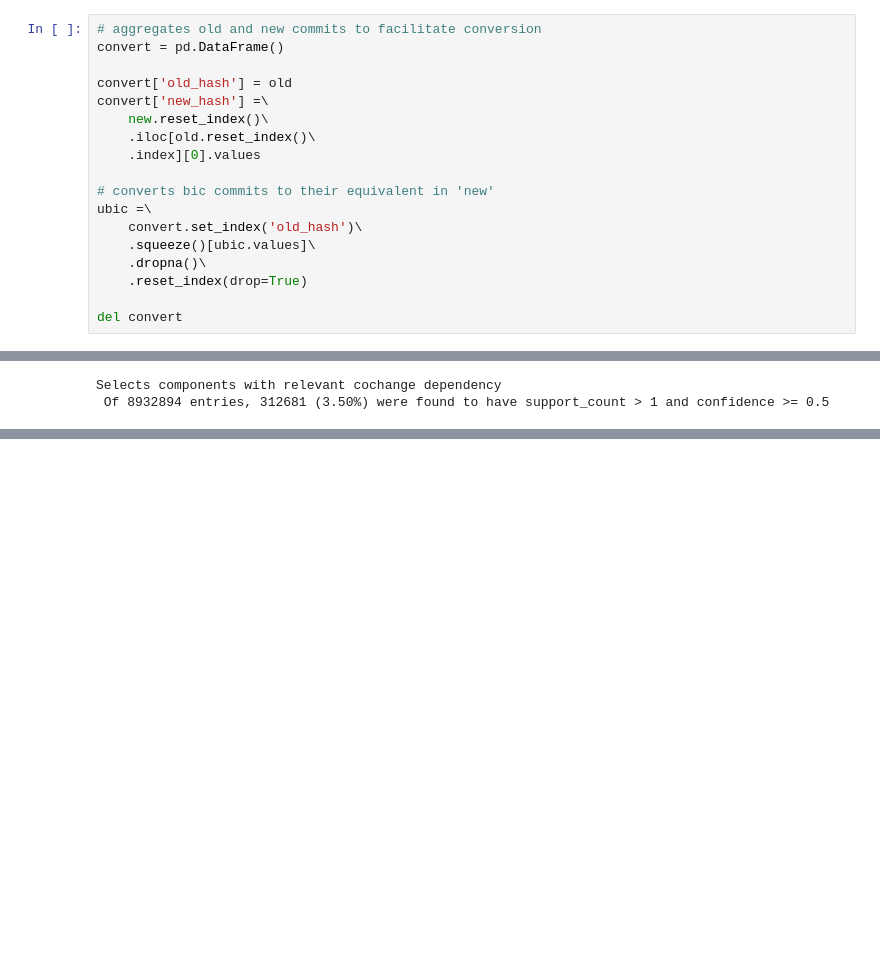
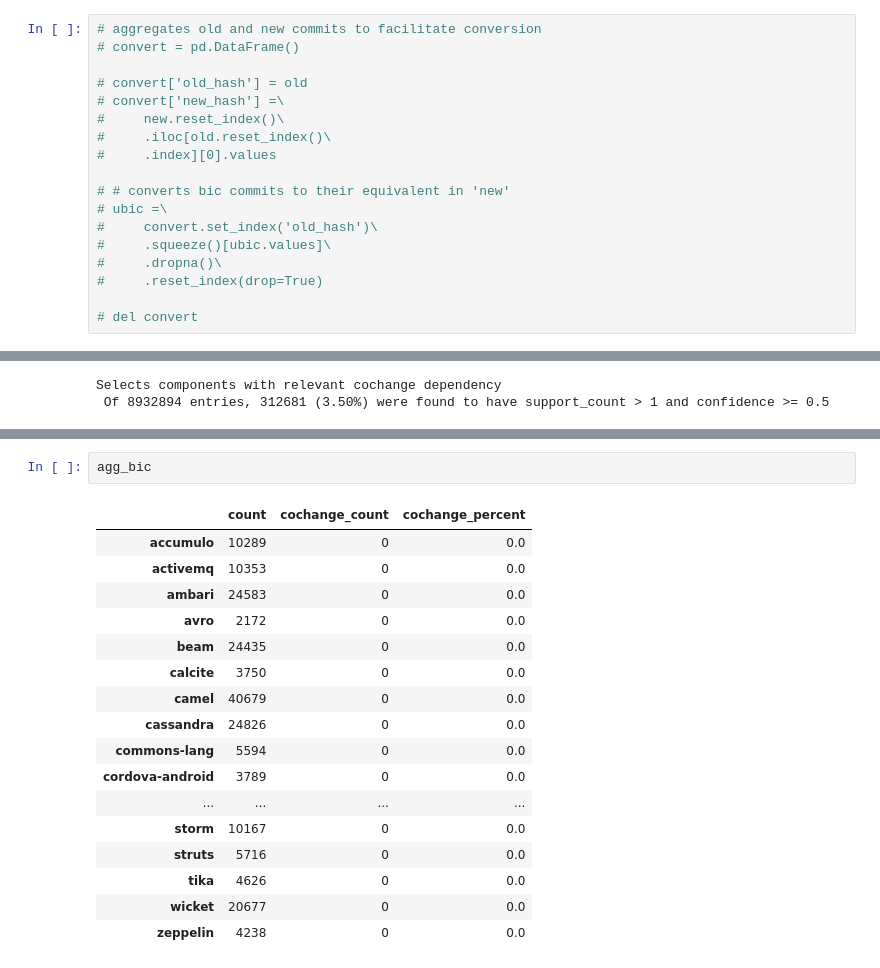
Before and after one commit to luisamaralh/co-change-dependencies, a Jupyter notebook: notebooks/comparative_analysis.ipynb, the cells around one changed output, grey strips where cells are left out. Drawn from its saved outputs; the diff is of its cells as text; blank space fills up the shorter version.

```diff
--- a/notebooks/comparative_analysis.ipynb
+++ b/notebooks/comparative_analysis.ipynb
@@ -153,22 +152,22 @@ del tmp
 # del new_g, old_g
 # %%
 # aggregates old and new commits to facilitate conversion
-convert = pd.DataFrame()
+# convert = pd.DataFrame()
 
-convert['old_hash'] = old
-convert['new_hash'] =\
-    new.reset_index()\
-    .iloc[old.reset_index()\
-    .index][0].values
+# convert['old_hash'] = old
+# convert['new_hash'] =\
+#     new.reset_index()\
+#     .iloc[old.reset_index()\
+#     .index][0].values
 
-# converts bic commits to their equivalent in 'new'
-ubic =\
-    convert.set_index('old_hash')\
-    .squeeze()[ubic.values]\
-    .dropna()\
-    .reset_index(drop=True)
+# # converts bic commits to their equivalent in 'new'
+# ubic =\
+#     convert.set_index('old_hash')\
+#     .squeeze()[ubic.values]\
+#     .dropna()\
+#     .reset_index(drop=True)
 
-del convert
+# del convert
 # %%
 '''
 selects relevant support count (>1) and confidence (>=0.5)
@@ -211 +215,21 @@ agg_count =\
+# %%
+agg_bic
+# %% [output]
+|  | count | cochange_count | cochange_percent |
+| accumulo | 10289 | 0 | 0.0 |
+| activemq | 10353 | 0 | 0.0 |
+| ambari | 24583 | 0 | 0.0 |
+| avro | 2172 | 0 | 0.0 |
+| beam | 24435 | 0 | 0.0 |
+| calcite | 3750 | 0 | 0.0 |
+| camel | 40679 | 0 | 0.0 |
+| cassandra | 24826 | 0 | 0.0 |
+| commons-lang | 5594 | 0 | 0.0 |
+| cordova-android | 3789 | 0 | 0.0 |
+| ... | ... | ... | ... |
+| storm | 10167 | 0 | 0.0 |
+| struts | 5716 | 0 | 0.0 |
+| tika | 4626 | 0 | 0.0 |
+| wicket | 20677 | 0 | 0.0 |
+| zeppelin | 4238 | 0 | 0.0 |
 # %%
```
Also changed, not shown: parts of 4 cells of this notebook.
